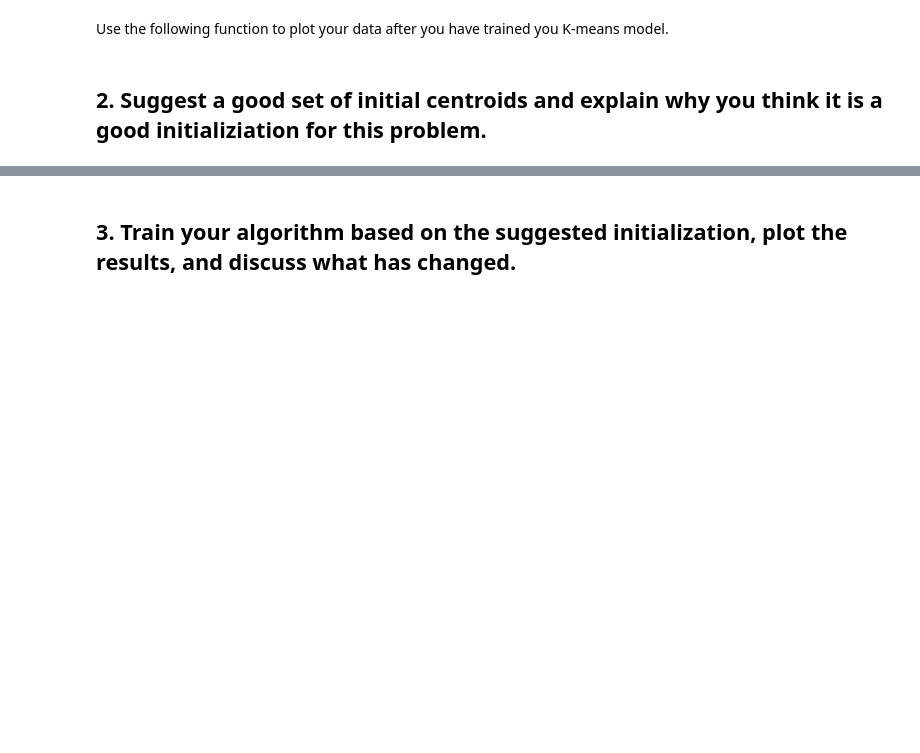
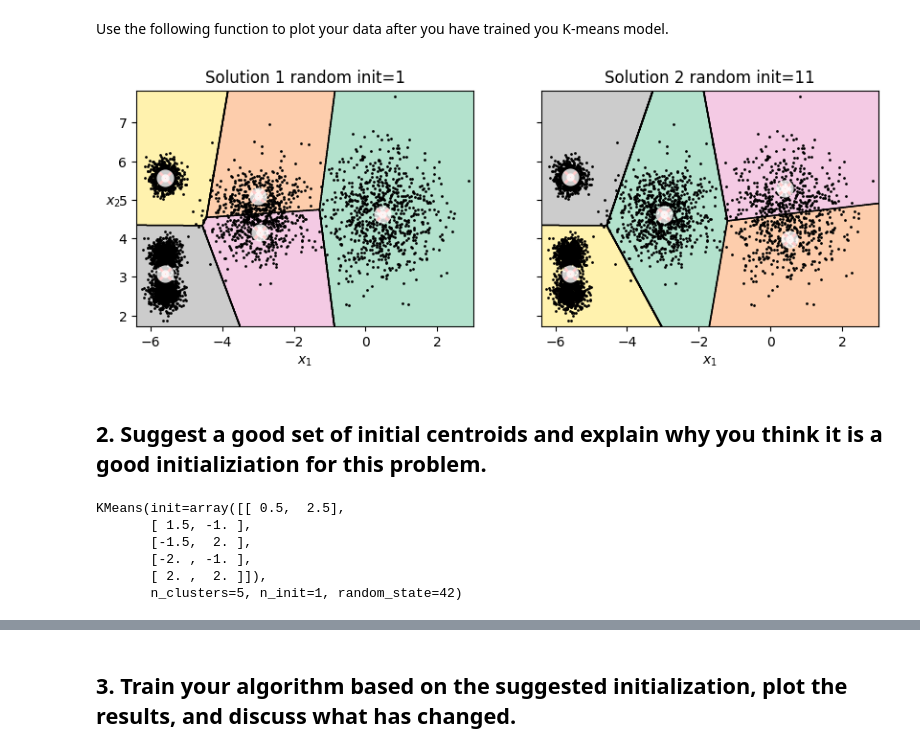
Before and after one commit to mr-nudo/intelligent-tools, a Jupyter notebook: K_means_limitations.ipynb, the cells around one changed output, grey strips where cells are left out. Drawn from its saved outputs; the diff is of its cells as text; code cells hidden in the pictures; blank space fills up the shorter version.

```diff
--- a/K_means_limitations.ipynb
+++ b/K_means_limitations.ipynb
@@ -78,31 +78,33 @@ def plot_decision_boundaries(clusterer, X, resolution=1000, show_centroids=True,
 # %%
 def plot_clusterer_comparison(clusterer1, clusterer2, X, title1=None,
                               title2=None):
-    # ---- fill here
-    # ---- fill here
+    clusterer1.fit(X)
+    clusterer2.fit(X)
 
     plt.figure(figsize=(10, 3.2))
 
     plt.subplot(121)
     plot_decision_boundaries(clusterer1, X)
     if title1:
         plt.title(title1)
 
     plt.subplot(122)
     plot_decision_boundaries(clusterer2, X, show_ylabels=False)
     if title2:
         plt.title(title2)
 
-kmeans_rnd_init1 = # ---- fill here
-kmeans_rnd_init2 = # ---- fill here
+kmeans_rnd_init1 = KMeans(n_clusters=5, n_init=1, init="random", random_state=1) # ---- fill here
+kmeans_rnd_init2 = KMeans(n_clusters=5, n_init=1, init="random", random_state=11) # ---- fill here
 
 
 
 
 plot_clusterer_comparison(kmeans_rnd_init1, kmeans_rnd_init2, X,
                           "Solution 1 random init=1",
                           "Solution 2 random init=11")
 
 plt.show()
+# %% [output]
+[figure, added]
 # %% [markdown]
 ## 2. Suggest a good set of initial centroids and explain why you think it is a good initializiation for this problem.
@@ -112,0 +111,17 @@ kmeans.fit(X)
+# %%
+good_init = np.array([
+    [0.5, 2.5],  # Approximate center of cluster 1
+    [1.5, -1.0], # Approximate center of cluster 2
+    [-1.5, 2.0], # Approximate center of cluster 3
+    [-2.0, -1.0],# Approximate center of cluster 4
+    [2.0, 2.0]   # Approximate center of cluster 5
+])
+kmeans = KMeans(n_clusters=5, init=good_init, n_init=1, random_state=42) # random state is set for reproducibility
+kmeans.fit(X)
+# %% [output]
+KMeans(init=array([[ 0.5,  2.5],
+       [ 1.5, -1. ],
+       [-1.5,  2. ],
+       [-2. , -1. ],
+       [ 2. ,  2. ]]),
+       n_clusters=5, n_init=1, random_state=42)
```
Also changed, not shown: parts of 4 cells of this notebook.
